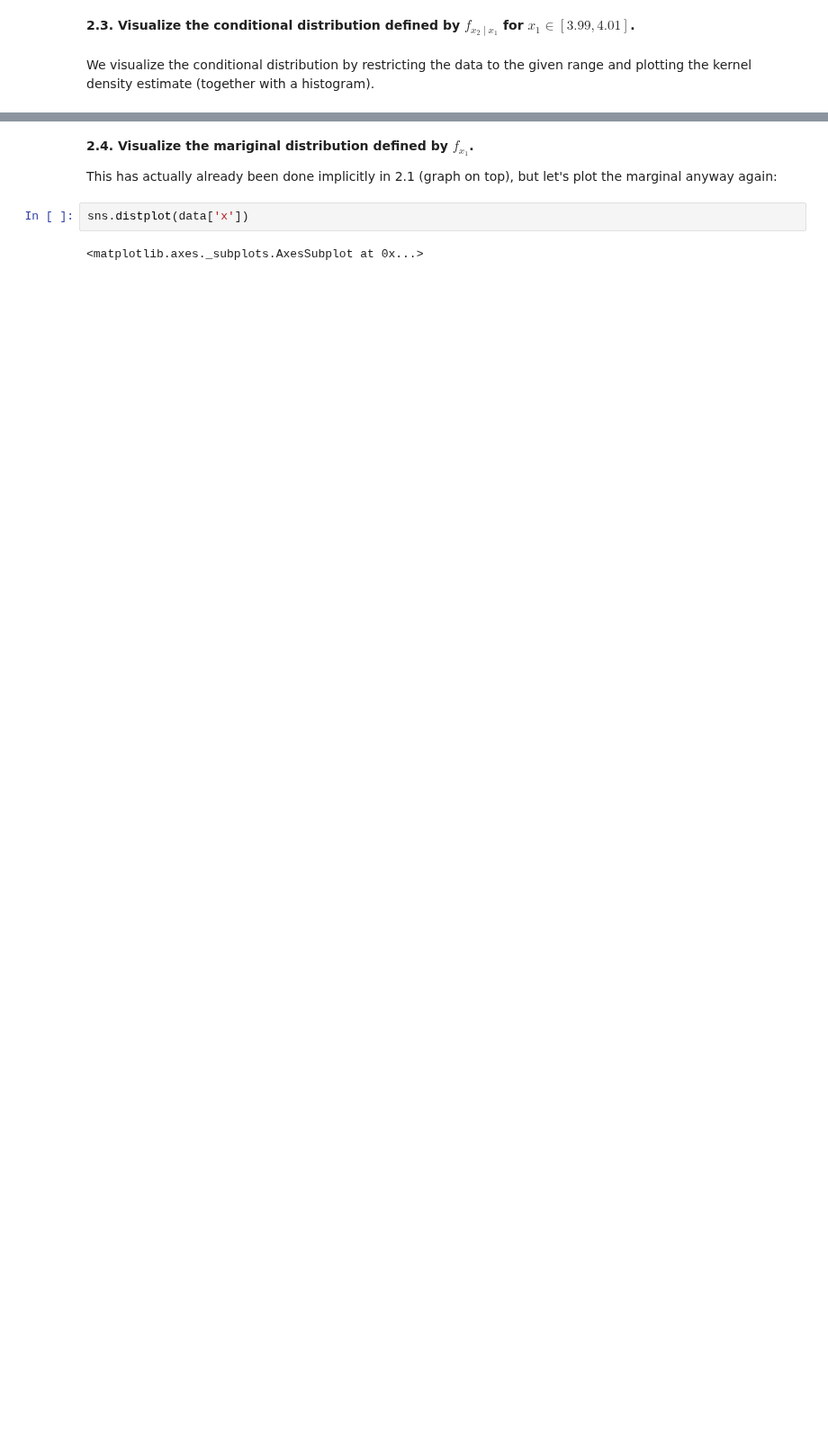
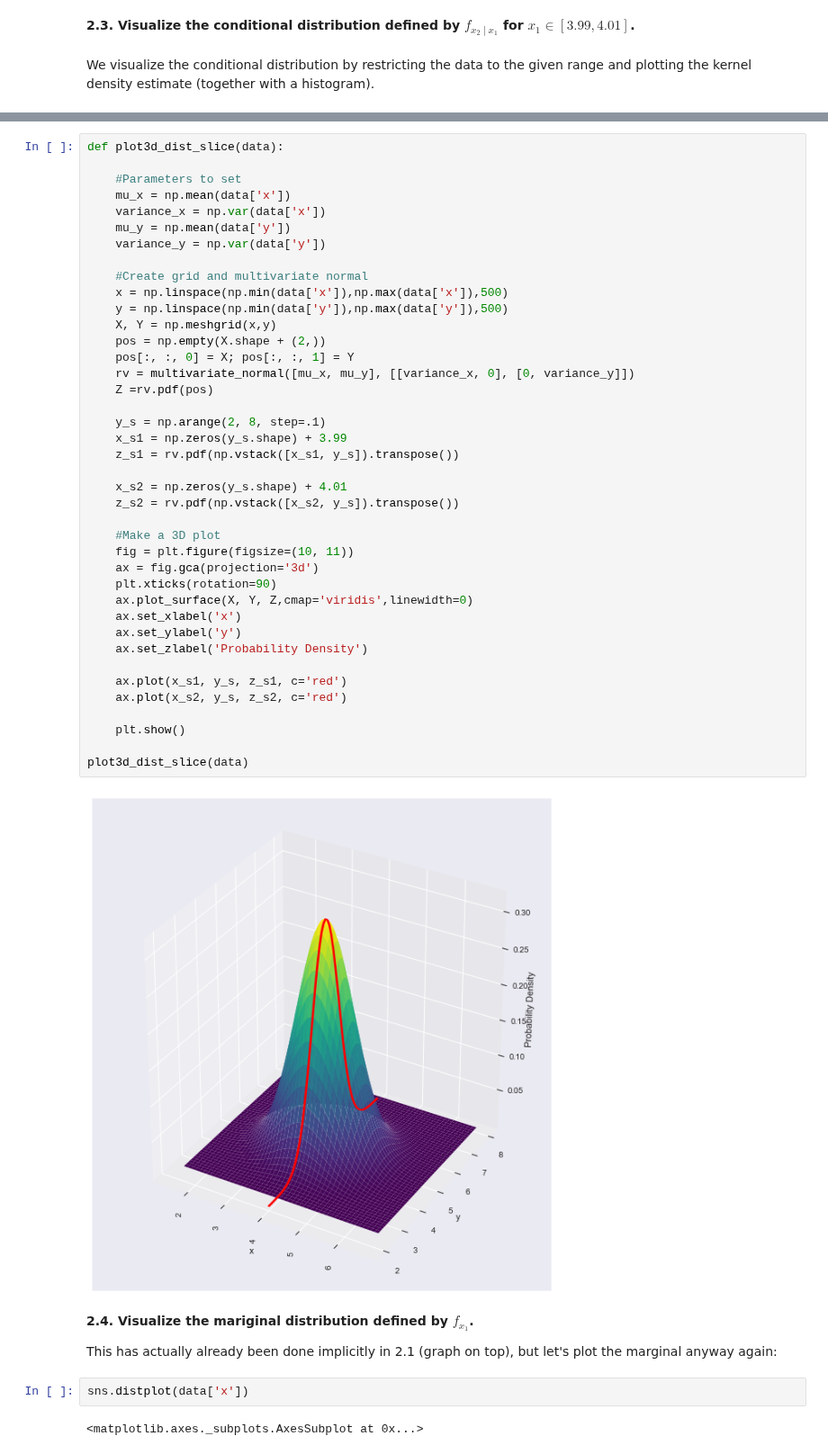
Before and after one commit to NOllAl/AM207HW, a Jupyter notebook: hw3/AM207_HW3.ipynb, the cells around one changed output, grey strips where cells are left out. Shown at 90% size. Cells and saved outputs as stored; diff of their text form; blank space fills up the shorter version.

```diff
--- a/hw3/AM207_HW3.ipynb
+++ b/hw3/AM207_HW3.ipynb
@@ -317,3 +313,45 @@ plot3d_dist(d_x )
+# %%
+def plot3d_dist_slice(data):
+
+    #Parameters to set
+    mu_x = np.mean(data['x'])
+    variance_x = np.var(data['x'])
+    mu_y = np.mean(data['y'])
+    variance_y = np.var(data['y'])
+
+    #Create grid and multivariate normal
+    x = np.linspace(np.min(data['x']),np.max(data['x']),500)
+    y = np.linspace(np.min(data['y']),np.max(data['y']),500)
+    X, Y = np.meshgrid(x,y)
+    pos = np.empty(X.shape + (2,))
+    pos[:, :, 0] = X; pos[:, :, 1] = Y
+    rv = multivariate_normal([mu_x, mu_y], [[variance_x, 0], [0, variance_y]])
+    Z =rv.pdf(pos)
+
+    y_s = np.arange(2, 8, step=.1)
+    x_s1 = np.zeros(y_s.shape) + 3.99
+    z_s1 = rv.pdf(np.vstack([x_s1, y_s]).transpose())
+
+    x_s2 = np.zeros(y_s.shape) + 4.01
+    z_s2 = rv.pdf(np.vstack([x_s2, y_s]).transpose())
+
+    #Make a 3D plot
+    fig = plt.figure(figsize=(10, 11))
+    ax = fig.gca(projection='3d')
+    plt.xticks(rotation=90)
+    ax.plot_surface(X, Y, Z,cmap='viridis',linewidth=0)
+    ax.set_xlabel('x')
+    ax.set_ylabel('y')
+    ax.set_zlabel('Probability Density')
+
+    ax.plot(x_s1, y_s, z_s1, c='red')
+    ax.plot(x_s2, y_s, z_s2, c='red')
+
+    plt.show()
+
+plot3d_dist_slice(data)
+# %% [output]
+[figure, added]
 # %% [markdown]
 **2.4. Visualize the mariginal distribution defined by $f_{x_1}$.**
 
```
Also changed, not shown: parts of 28 cells of this notebook.
